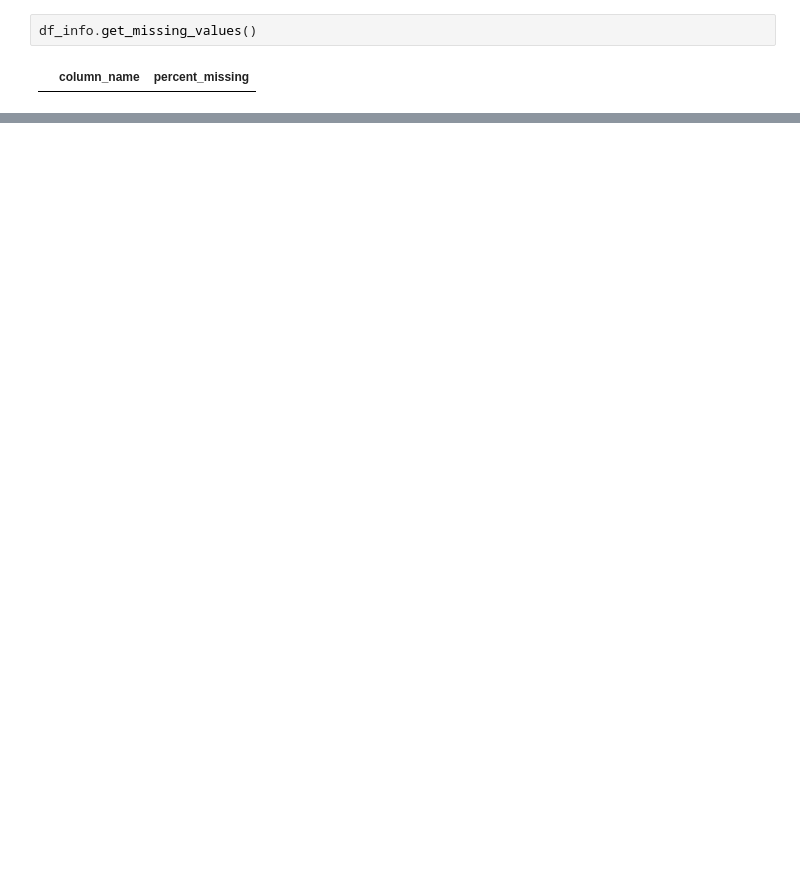
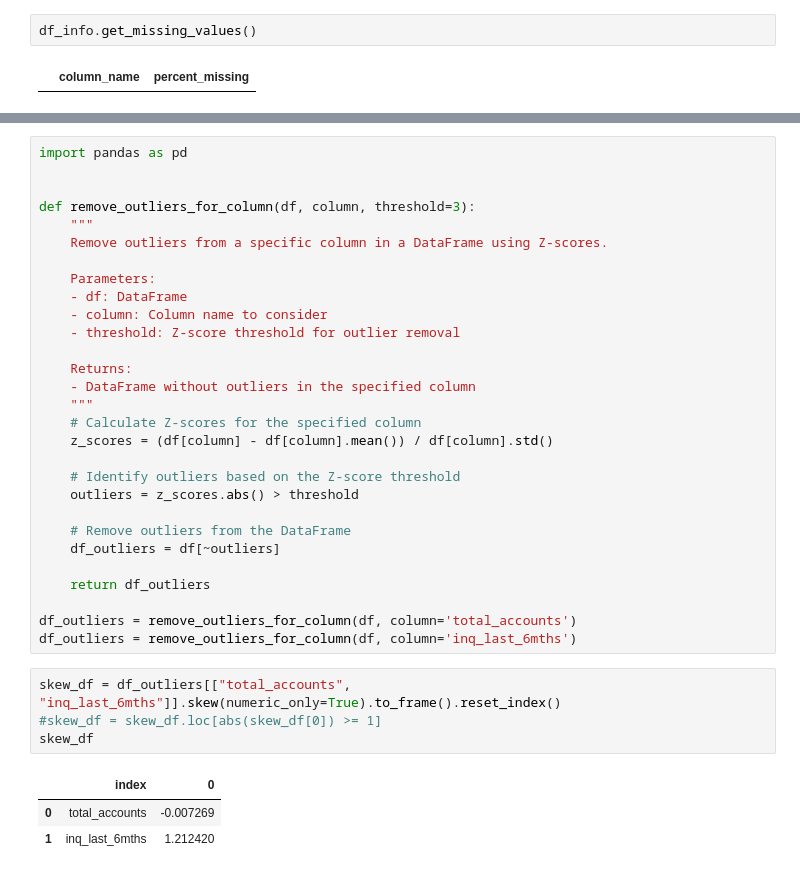
Before and after one commit to hameed0380/EDA-Customer-Loans, a Jupyter notebook: main.ipynb, the cells around one changed output, grey strips where cells are left out. Drawn from its saved outputs; the diff is of its cells as text; blank space fills up the shorter version.

```diff
--- a/main.ipynb
+++ b/main.ipynb
@@ -308,0 +587,37 @@ df_info.get_missing_values()
+# %%
+import pandas as pd
+
+
+def remove_outliers_for_column(df, column, threshold=3):
+    """
+    Remove outliers from a specific column in a DataFrame using Z-scores.
+
+    Parameters:
+    - df: DataFrame
+    - column: Column name to consider
+    - threshold: Z-score threshold for outlier removal
+
+    Returns:
+    - DataFrame without outliers in the specified column
+    """
+    # Calculate Z-scores for the specified column
+    z_scores = (df[column] - df[column].mean()) / df[column].std()
+
+    # Identify outliers based on the Z-score threshold
+    outliers = z_scores.abs() > threshold
+
+    # Remove outliers from the DataFrame
+    df_outliers = df[~outliers]
+
+    return df_outliers
+
+df_outliers = remove_outliers_for_column(df, column='total_accounts')
+df_outliers = remove_outliers_for_column(df, column='inq_last_6mths')
+# %%
+skew_df = df_outliers[["total_accounts", "inq_last_6mths"]].skew(numeric_only=True).to_frame().reset_index()
+#skew_df = skew_df.loc[abs(skew_df[0]) >= 1]
+skew_df
+# %% [output]
+|  | index | 0 |
+| 0 | total_accounts | -0.007269 |
+| 1 | inq_last_6mths | 1.212420 |
```
Also changed, not shown: parts of 20 cells of this notebook, 2 other files.
